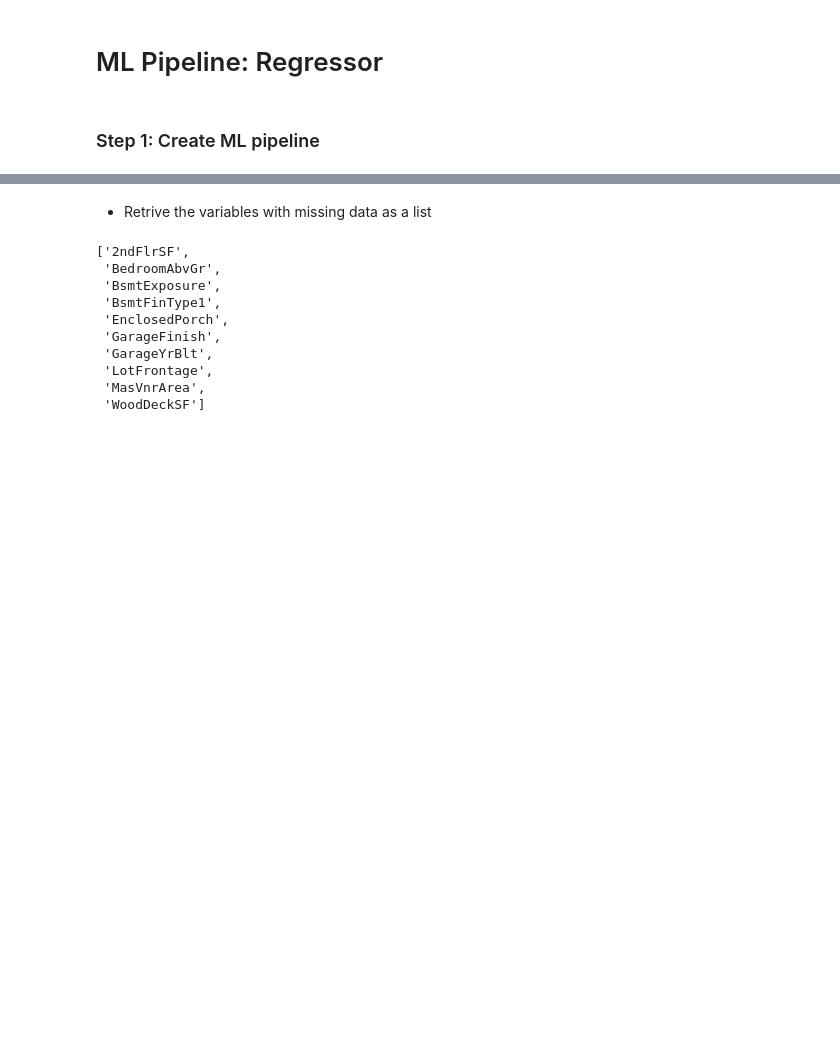
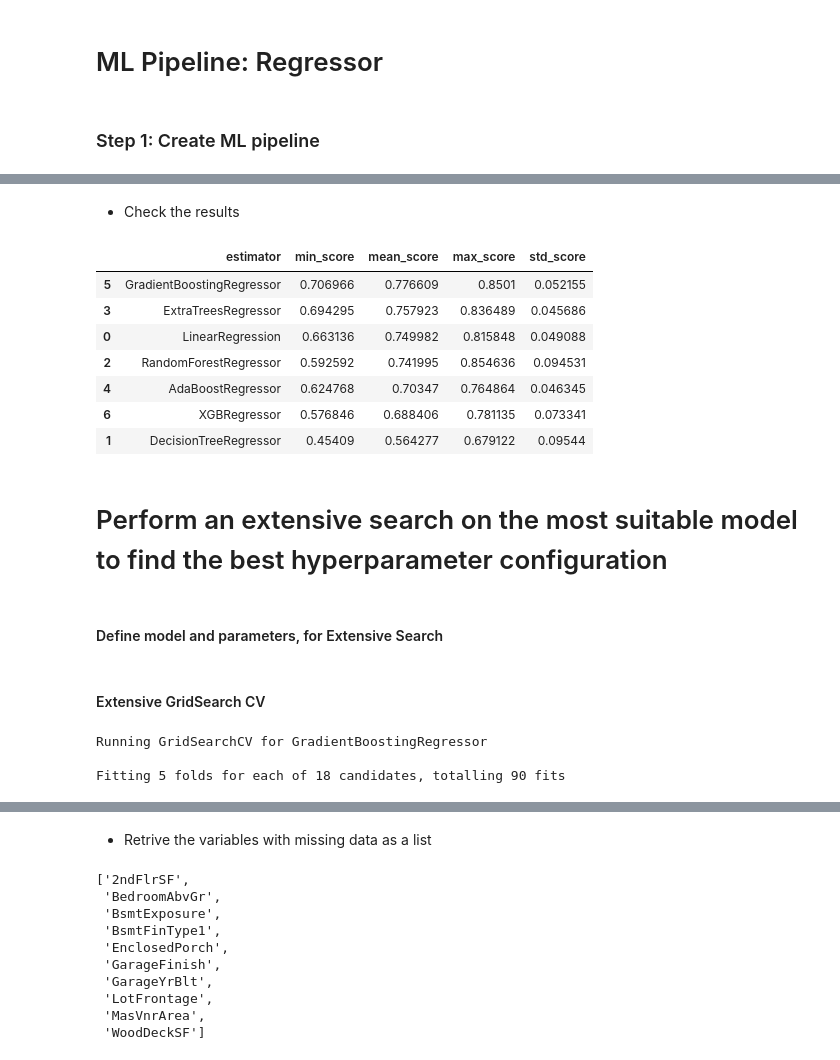
Before and after one commit to ParedesGab/PP5-heritage-housing-issues, a Jupyter notebook: jupyter_notebooks/5-Predict Sales Price.ipynb, the cells around one changed output, grey strips where cells are left out. Cells and saved outputs as stored; diff of their text form; code cells hidden in the pictures; blank space fills up the shorter version.

```diff
--- a/jupyter_notebooks/5-Predict Sales Price.ipynb
+++ b/jupyter_notebooks/5-Predict Sales Price.ipynb
@@ -158,3 +82,0 @@ memory usage: 273.9+ KB
-# %%
-pd.set_option('display.float_format', '{:.2f}'.format)
-df_to_clean.describe()
@@ -220,0 +163,11 @@ df_missing_data
+# %%
+from sklearn.model_selection import train_test_split
+X_train, X_test, y_train, y_test = train_test_split(
+    df.drop(['SalePrice'], axis=1),
+    df['SalePrice'],
+    test_size=0.2,
+    random_state=0
+)
+
+print("* Train set:", X_train.shape, y_train.shape,
+      "\n* Test set:",  X_test.shape, y_test.shape)
@@ -220,0 +293,19 @@ df_missing_data
+# %% [markdown]
+* Check the results
+# %%
+import numpy as np
+grid_search_summary, grid_search_pipelines = search.score_summary(sort_by='mean_score')
+grid_search_summary
+# %% [output]
+|  | estimator | min_score | mean_score | max_score | std_score |
+| 5 | GradientBoostingRegressor | 0.706966 | 0.776609 | 0.8501 | 0.052155 |
+| 3 | ExtraTreesRegressor | 0.694295 | 0.757923 | 0.836489 | 0.045686 |
+| 0 | LinearRegression | 0.663136 | 0.749982 | 0.815848 | 0.049088 |
+| 2 | RandomForestRegressor | 0.592592 | 0.741995 | 0.854636 | 0.094531 |
+| 4 | AdaBoostRegressor | 0.624768 | 0.70347 | 0.764864 | 0.046345 |
+| 6 | XGBRegressor | 0.576846 | 0.688406 | 0.781135 | 0.073341 |
+| 1 | DecisionTreeRegressor | 0.45409 | 0.564277 | 0.679122 | 0.09544 |
+# %% [markdown]
+# Perform an extensive search on the most suitable model to find the best hyperparameter configuration
+# %% [markdown]
+#### Define model and parameters, for Extensive Search
@@ -220,0 +325,9 @@ df_missing_data
+# %% [markdown]
+#### Extensive GridSearch CV
+# %%
+search = HyperparameterOptimizationSearch(models=models_search, params=params_search)
+search.fit(X_train, y_train, scoring = 'r2', n_jobs=-1, cv=5)
+# %% [output]
+Running GridSearchCV for GradientBoostingRegressor
+
+Fitting 5 folds for each of 18 candidates, totalling 90 fits
```
Also changed, not shown: parts of 37 cells of this notebook.
